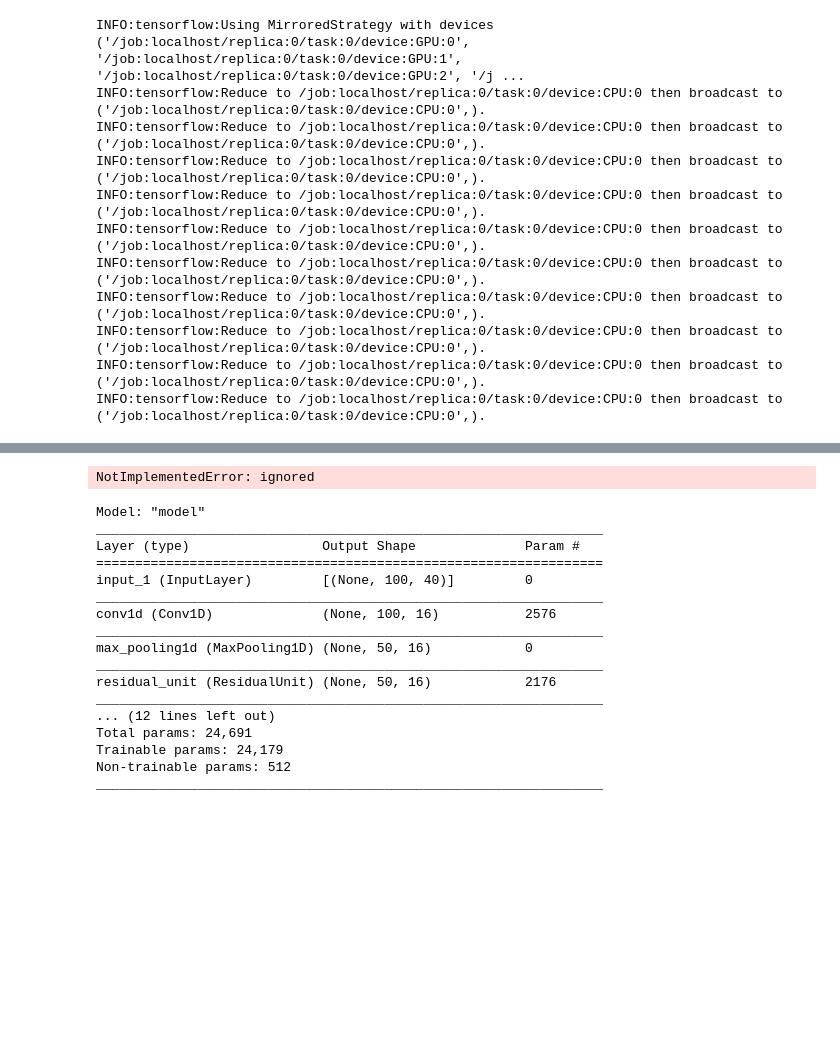
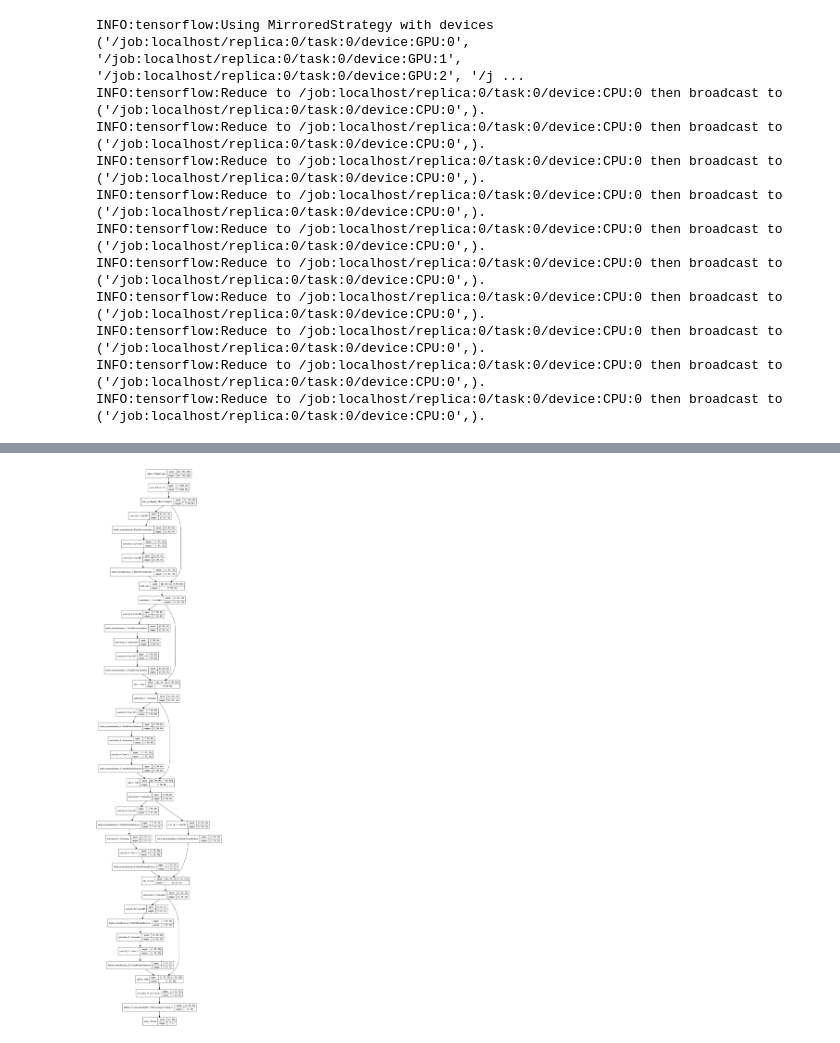
Before and after one commit to Globe-Research/deep-orderbook, a Jupyter notebook: CNN_Deeplearning_mattijs.ipynb, the cells around one changed output, grey strips where cells are left out. Saved outputs shown, nothing was run; the diff lists cells and outputs as text; code cells hidden in the pictures; blank space fills up the shorter version.

```diff
--- a/CNN_Deeplearning_mattijs.ipynb
+++ b/CNN_Deeplearning_mattijs.ipynb
@@ -425,24 +411,4 @@ res_net_model.save_weights('alpha_002_early_stopping_weights')
-# %%
-res_net_model.save('alpha_002_early_stopping.h5')
-# %% [output]
-NotImplementedError: ignored
-# %%
-res_net_model.summary()
-# %% [output]
-Model: "model"
-_________________________________________________________________
-Layer (type)                 Output Shape              Param #
-=================================================================
-input_1 (InputLayer)         [(None, 100, 40)]         0
-_________________________________________________________________
-conv1d (Conv1D)              (None, 100, 16)           2576
-_________________________________________________________________
-max_pooling1d (MaxPooling1D) (None, 50, 16)            0
-_________________________________________________________________
-residual_unit (ResidualUnit) (None, 50, 16)            2176
-_________________________________________________________________
-... (12 lines left out)
-Total params: 24,691
-Trainable params: 24,179
-Non-trainable params: 512
-_________________________________________________________________
+# %%
+keras.utils.plot_model(res_net_model, 'plot_model_0.png', show_shapes=True, rankdir='TB')
+# %% [output]
+[figure, added]
```
Also changed, not shown: parts of 25 cells of this notebook.
